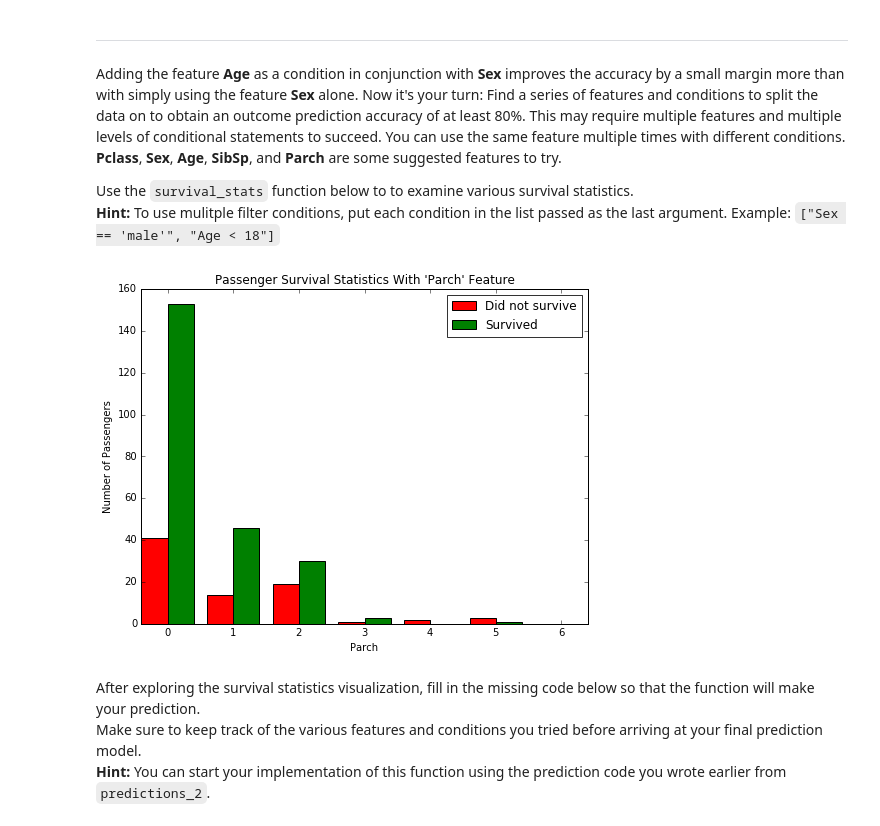
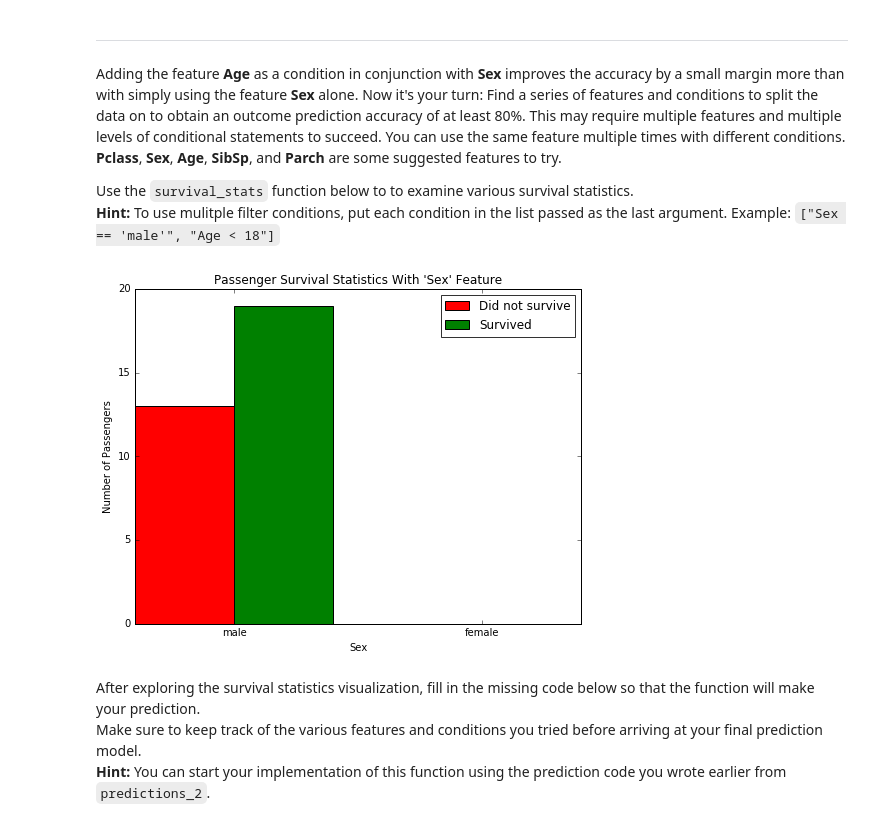
Before and after one commit to Smarker/udacity-ml, a Jupyter notebook: projects/titanic_survival_exploration/titanic_survival_exploration.ipynb, the cells around one changed output. Cells and saved outputs as stored; diff of their text form; code cells hidden in the pictures.

```diff
--- a/projects/titanic_survival_exploration/titanic_survival_exploration.ipynb
+++ b/projects/titanic_survival_exploration/titanic_survival_exploration.ipynb
@@ -211,9 +211,9 @@ Adding the feature **Age** as a condition in conjunction with **Sex** improves t
 Use the `survival_stats` function below to to examine various survival statistics.
 **Hint:** To use mulitple filter conditions, put each condition in the list passed as the last argument. Example: `["Sex == 'male'", "Age < 18"]`
 # %%
-vs.survival_stats(data, outcomes, 'Parch', ["Sex == 'female'", "Parch < 6"])
+vs.survival_stats(data, outcomes, 'Sex', ["Sex == male", "Age < 10"])
 # %% [output]
-[figure, old version]
+[figure, new version]
 # %% [markdown]
 After exploring the survival statistics visualization, fill in the missing code below so that the function will make your prediction.
 Make sure to keep track of the various features and conditions you tried before arriving at your final prediction model.
```
Also changed, not shown: parts of 1 cell of this notebook.
